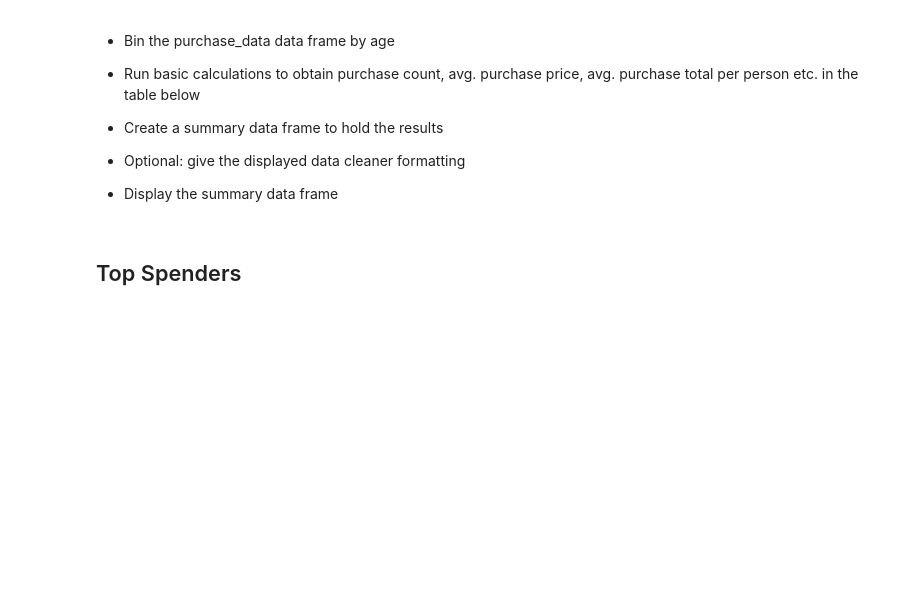
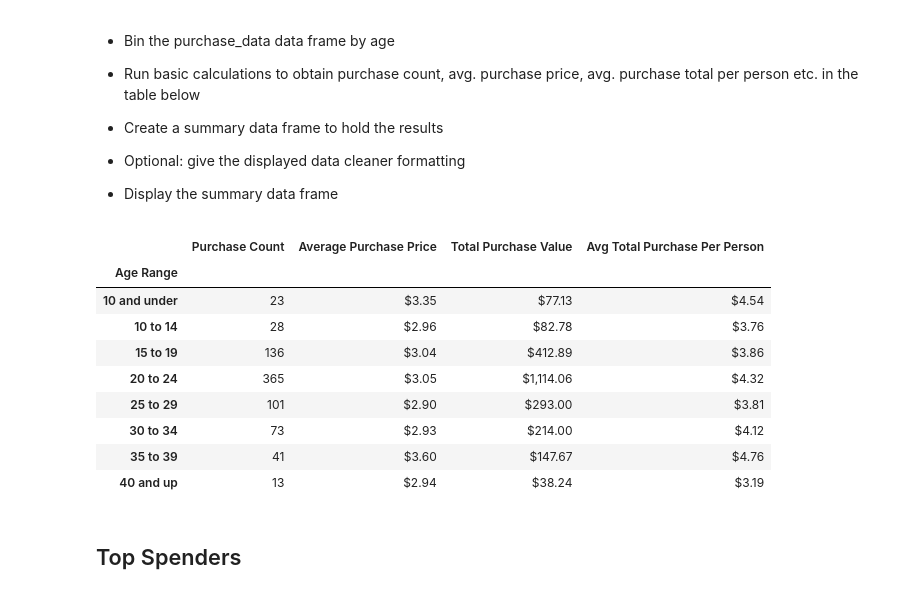
Before and after one commit to cheyroseflammer/pandas-challange, a Jupyter notebook: HereosOfPymoli/HeroesOfPymoli_starter.ipynb, the cells around one changed output. Cells and saved outputs as stored; diff of their text form; code cells hidden in the pictures; blank space fills up the shorter version.

```diff
--- a/HereosOfPymoli/HeroesOfPymoli_starter.ipynb
+++ b/HereosOfPymoli/HeroesOfPymoli_starter.ipynb
@@ -136,17 +165,16 @@ gender_purchases_total = gender_purchases['Price'].sum()
 # Find min and max of ages to know what to set bins as
 age_min = purchase_df['Age'].min()
 age_max = purchase_df['Age'].max()
-# print(age_min)
-# print(age_max)
 # Establishing bins for ages
-age_bins = [0, 9, 14, 19, 24, 29, 35, 39, 40]
+age_bins = [0, 9.9, 14.9, 19.9, 24.9, 29.9, 34.9, 39.9, 45]
 # Age bin labels
 age_labels = ['10 and under', '10 to 14', '15 to 19', '20 to 24', '25 to 29', '30 to 34', '35 to 39', '40 and up']
 # Put players into their respective bins
 purchase_df['Age Range'] = pd.cut(purchase_df['Age'], age_bins, labels=age_labels)
 # Get unique number count for each age range
-age_categories = purchase_df.groupby('Age Range').SN.nunique()
+age_categories = purchase_df.groupby('Age Range')
+age_count = age_categories['SN'].nunique()
 # Get Age percentage
-age_percentage = age_categories / purchase_df.SN.nunique() * 100
+age_percentage = (age_count/players * 100)
 # Format Age
-age_percentage.map('f{:.2f}'.format)
+age_percentage = age_percentage.map('{:.2f}%'.format)
@@ -179,6 +212,42 @@ Name: SN, dtype: object
 
 
 * Display the summary data frame
+# %%
+# Cut and sort age range data to work with
+purchase_df['Age Range'] = pd.cut(purchase_df['Age'], age_bins, labels=age_labels)
+age_range = purchase_df.groupby('Age Range')
+# Caluclation to get purchase count per age range
+age_purchase_count = age_range['Purchase ID'].count()
+# Caluclation to get average purchases price per age range
+age_purchase_average = age_range['Price'].mean()
+# Total purchases per age range
+age_purchase_total = age_range['Price'].sum()
+# Average purchases per person per age range
+per_person_average = age_purchase_total/age_count
+# Format price data
+age_purchase_average = age_purchase_average.map('${:,.2f}'.format)
+age_purchase_total = age_purchase_total.map('${:,.2f}'.format)
+per_person_average = per_person_average.map('${:,.2f}'.format)
+# %%
+# Create Table
+age_purchase_df = pd.DataFrame({
+    "Purchase Count": age_purchase_count,
+    "Average Purchase Price": age_purchase_average,
+    "Total Purchase Value": age_purchase_total,
+    "Avg Total Purchase Per Person": per_person_average
+})
+age_purchase_df
+# %% [output]
+|  | Purchase Count | Average Purchase Price | Total Purchase Value | Avg Total Purchase Per Person |
+| Age Range |  |  |  |  |
+| 10 and under | 23 | $3.35 | $77.13 | $4.54 |
+| 10 to 14 | 28 | $2.96 | $82.78 | $3.76 |
+| 15 to 19 | 136 | $3.04 | $412.89 | $3.86 |
+| 20 to 24 | 365 | $3.05 | $1,114.06 | $4.32 |
+| 25 to 29 | 101 | $2.90 | $293.00 | $3.81 |
+| 30 to 34 | 73 | $2.93 | $214.00 | $4.12 |
+| 35 to 39 | 41 | $3.60 | $147.67 | $4.76 |
+| 40 and up | 13 | $2.94 | $38.24 | $3.19 |
 # %% [markdown]
 ## Top Spenders
 # %% [markdown]
```
Also changed, not shown: parts of 17 cells of this notebook.
